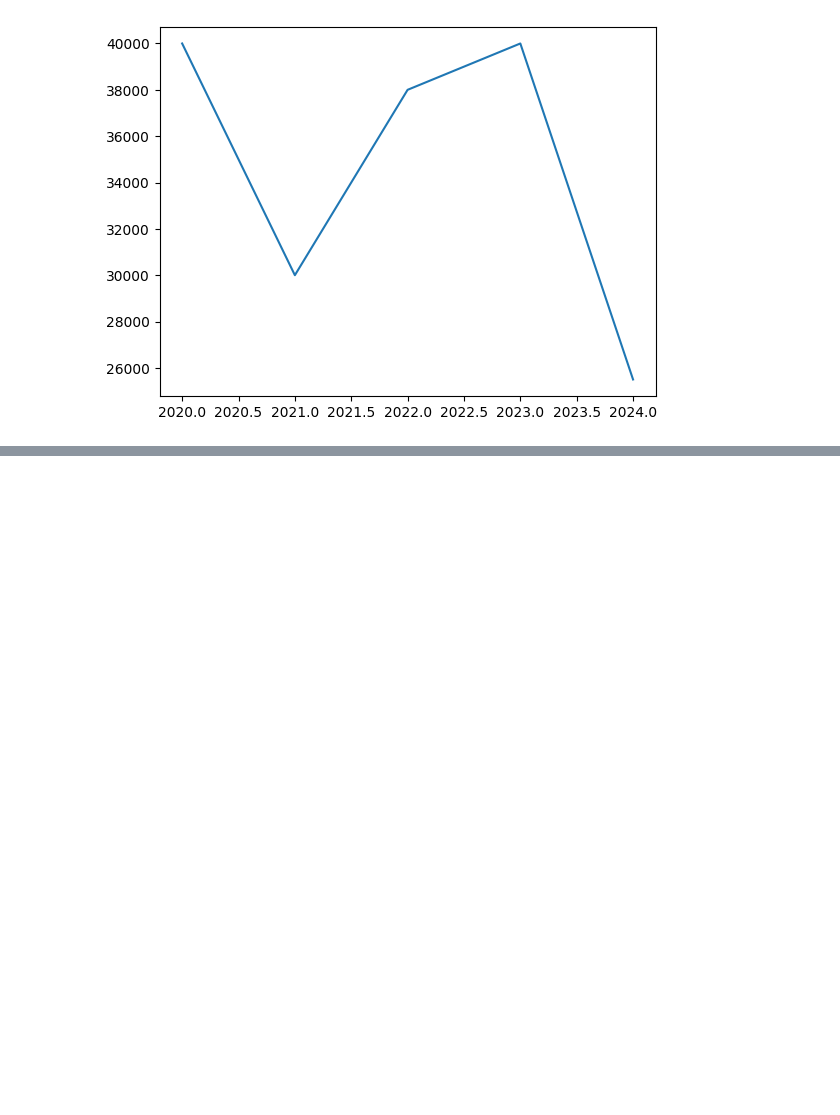
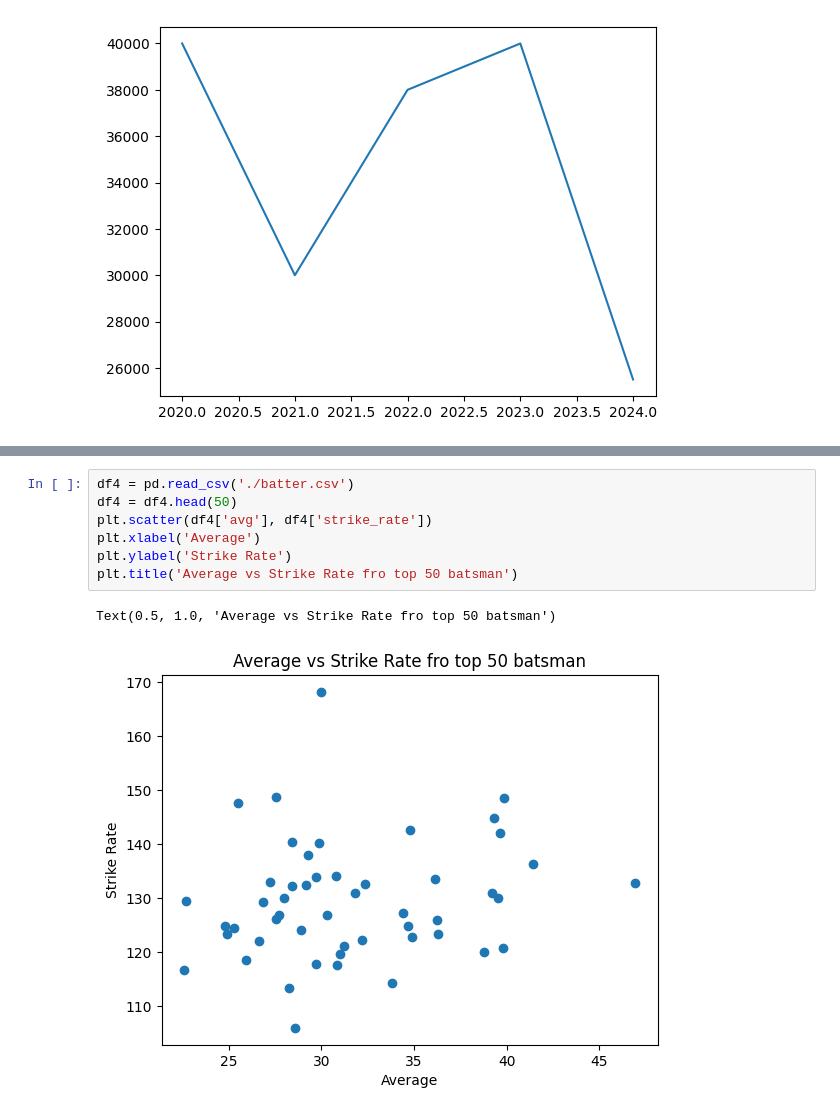
Before and after one commit to dheeraj0342/DSML, a Jupyter notebook: maplotlib.ipynb, the cells around one changed output, grey strips where cells are left out. Drawn from its saved outputs; the diff is of its cells as text; blank space fills up the shorter version.

```diff
--- a/maplotlib.ipynb
+++ b/maplotlib.ipynb
@@ -22,0 +36,10 @@ plt.plot(data['index'], data['RG Sharma'], label='RG Sharma', color='blue')
+# %%
+df4 = pd.read_csv('./batter.csv')
+df4 = df4.head(50)
+plt.scatter(df4['avg'], df4['strike_rate'])
+plt.xlabel('Average')
+plt.ylabel('Strike Rate')
+plt.title('Average vs Strike Rate fro top 50 batsman')
+# %% [output]
+Text(0.5, 1.0, 'Average vs Strike Rate fro top 50 batsman')
+[figure, added]
```
Also changed, not shown: parts of 30 cells of this notebook, 9 other files.
